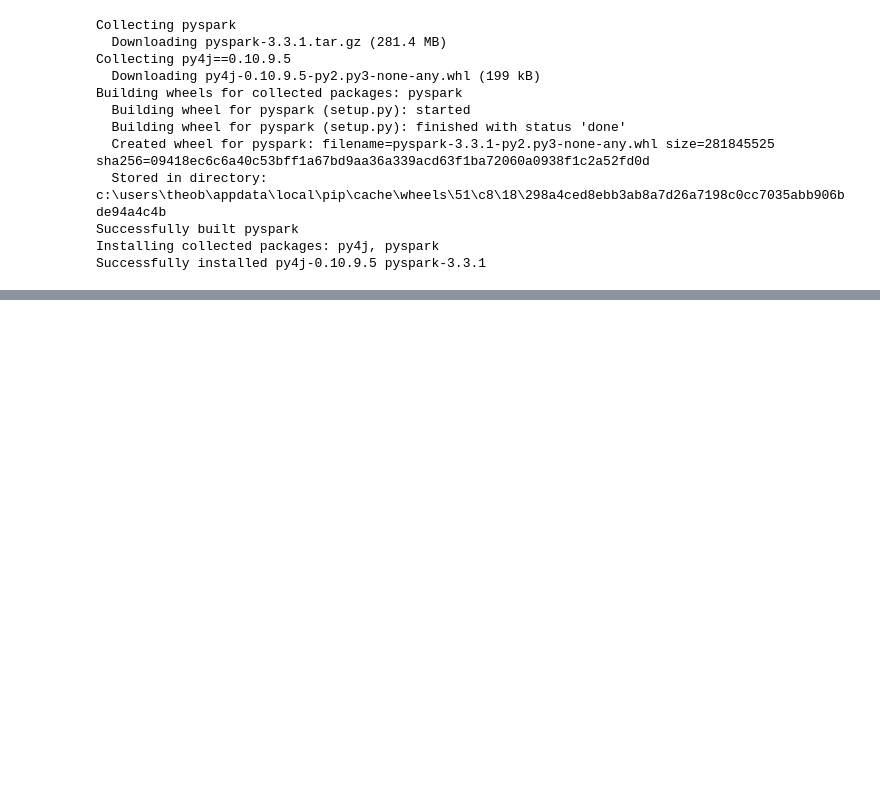
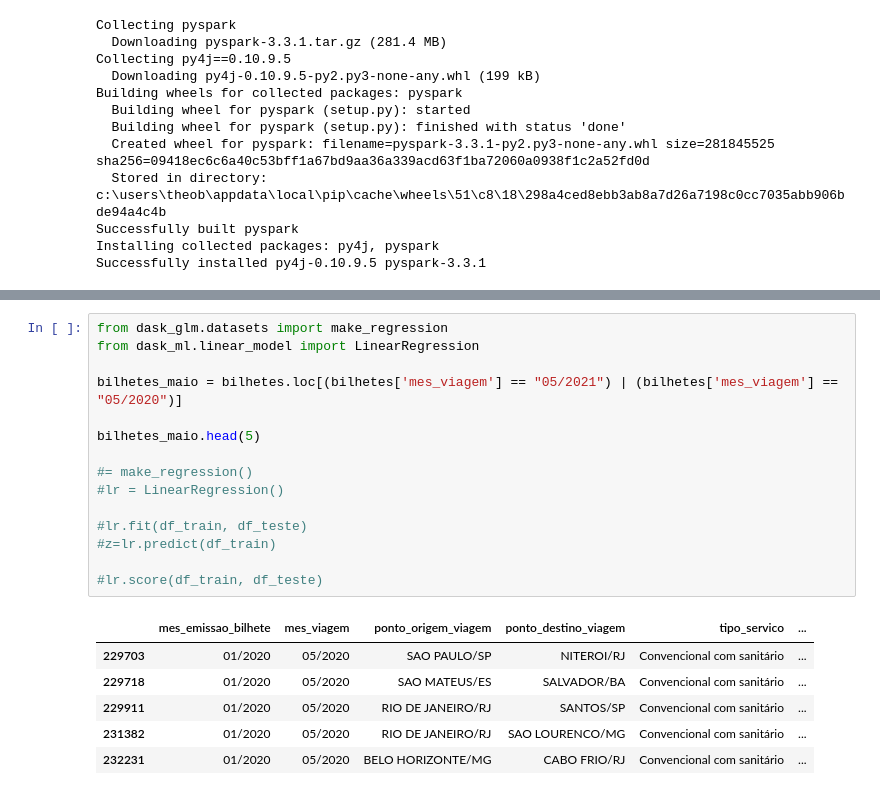
Before and after one commit to TheoBR00/Projeto-Big-Data, a Jupyter notebook: Analise.ipynb, the cells around one changed output, grey strips where cells are left out. Drawn from its saved outputs; the diff is of its cells as text; blank space fills up the shorter version.

```diff
--- a/Analise.ipynb
+++ b/Analise.ipynb
@@ -442,0 +472,22 @@ Successfully installed py4j-0.10.9.5 pyspark-3.3.1
+# %%
+from dask_glm.datasets import make_regression
+from dask_ml.linear_model import LinearRegression
+
+bilhetes_maio = bilhetes.loc[(bilhetes['mes_viagem'] == "05/2021") | (bilhetes['mes_viagem'] == "05/2020")]
+
+bilhetes_maio.head(5)
+
+#= make_regression()
+#lr = LinearRegression()
+
+#lr.fit(df_train, df_teste)
+#z=lr.predict(df_train)
+
+#lr.score(df_train, df_teste)
+# %% [output]
+|  | mes_emissao_bilhete | mes_viagem | ponto_origem_viagem | ponto_destino_viagem | tipo_servico | ... |
+| 229703 | 01/2020 | 05/2020 | SAO PAULO/SP | NITEROI/RJ | Convencional com sanitário | ... |
+| 229718 | 01/2020 | 05/2020 | SAO MATEUS/ES | SALVADOR/BA | Convencional com sanitário | ... |
+| 229911 | 01/2020 | 05/2020 | RIO DE JANEIRO/RJ | SANTOS/SP | Convencional com sanitário | ... |
+| 231382 | 01/2020 | 05/2020 | RIO DE JANEIRO/RJ | SAO LOURENCO/MG | Convencional com sanitário | ... |
+| 232231 | 01/2020 | 05/2020 | BELO HORIZONTE/MG | CABO FRIO/RJ | Convencional com sanitário | ... |
```
Also changed, not shown: parts of 7 cells of this notebook.
